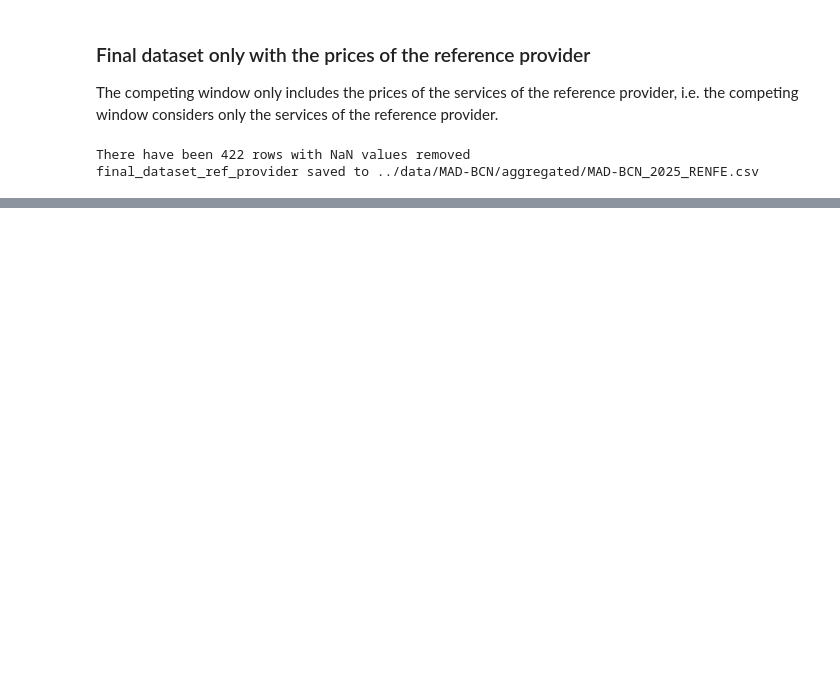
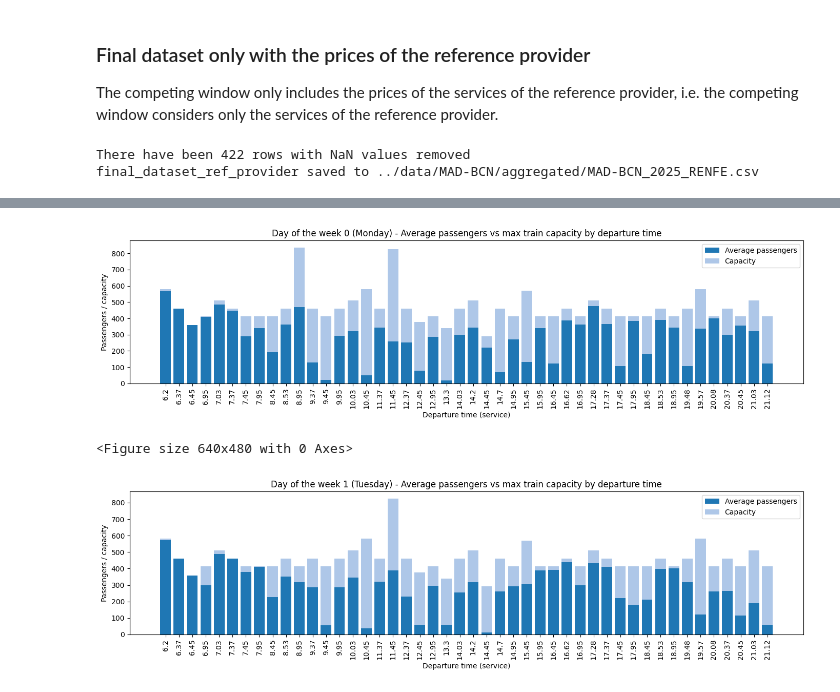
Before and after one commit to JoseAngelMartinB/DCL-train-market, a Jupyter notebook: DataGenerationROBIN/notebooks/4-AggregateData.ipynb, the cells around one changed output, grey strips where cells are left out. Cells and saved outputs as stored; diff of their text form; code cells hidden in the pictures; blank space fills up the shorter version.

```diff
--- a/DataGenerationROBIN/notebooks/4-AggregateData.ipynb
+++ b/DataGenerationROBIN/notebooks/4-AggregateData.ipynb
@@ -17,7 +17,7 @@ path_final_data = '../data/MAD-BCN/aggregated/MAD-BCN_2025.csv'
 ref_provider = ['AVE', 'AVLO']
 path_final_data_ref_provider = '../data/MAD-BCN/aggregated/MAD-BCN_2025_RENFE.csv'
 
-figures_path = '../reports/figures/MAD-BCN'
+figures_path = '../figures/MAD-BCN'
 
 os.makedirs(figures_path, exist_ok=True)
 # %%
@@ -114,6 +114,24 @@ kernel_output_grouped = kernel_output.groupby('service_id').size()
 agg_dataset['passengers'] = agg_dataset['service_id'].map(kernel_output_grouped).fillna(0)
 agg_dataset['passengers'] = agg_dataset['passengers'].astype(int)
 
+
+for service_id in agg_dataset['service_id']:
+    day_str = service_id.split('_')[1].split('-')[0] + '-' + service_id.split('_')[1].split('-')[1] + '-' + service_id.split('_')[1].split('-')[2]
+    services_of_the_day = agg_dataset[agg_dataset['service_id'].str.contains(day_str)]
+
+    # Obtain a 1h capacity window (i.e. the maximum number of passengers that travel in a 1h window)
+    departure_time = agg_dataset.loc[agg_dataset['service_id'] == service_id, 'departure_time'].values[0]
+    capacity_window_p1 = services_of_the_day[(services_of_the_day['departure_time'] > departure_time) & (services_of_the_day['departure_time'] < departure_time + 0.5)]['capacity'].sum()
+    capacity_window_m1 = services_of_the_day[(services_of_the_day['departure_time'] < departure_time) & (services_of_the_day['departure_time'] > departure_time - 0.5)]['capacity'].sum()
+    capacity_window = capacity_window_p1 + capacity_window_m1 + agg_dataset.loc[agg_dataset['service_id'] == service_id, 'capacity'].values[0]
+    agg_dataset.loc[agg_dataset['service_id'] == service_id, 'capacity_window_1h'] = capacity_window
+
+    # Price gap_min: the price difference between the current service and the cheapest service of the day
+    #price_current = agg_dataset.loc[agg_dataset['service_id'] == service_id, 'price'].values[0]
+    #price_min = services_of_the_day['price'].min()
+    #price_gap_min = price_current - price_min
+    #agg_dataset.loc[agg_dataset['service_id'] == service_id, 'price_gap_min'] = price_gap_min
+
 print(f"Number of travelers in the agg_dataset: {agg_dataset['passengers'].sum()} / {n_rows}")
 print(f"Number of services with passengers in the agg_dataset: {kernel_output['service_id'].nunique()} / {agg_dataset['service_id'].nunique()}")
 
@@ -322,0 +343,60 @@ final_dataset_ref_provider
+# %%
+# Which services are the most popular by day of the week and departure time?
+import matplotlib.pyplot as plt
+
+# Average passengers and max capacity by day of week and departure time
+stats_day_hour = (
+    final_dataset
+    .groupby(['day_of_week', 'departure_time'])
+    .agg(
+        mean_passengers=('passengers', 'mean'),
+        max_capacity=('capacity', 'max'),
+    )
+    .reset_index()
+)
+
+day_names = ["Monday", "Tuesday", "Wednesday", "Thursday", "Friday", "Saturday", "Sunday"]
+
+# One stacked bar chart for each day (0-6)
+for day in range(7):
+    day_data = (
+        stats_day_hour[stats_day_hour['day_of_week'] == day]
+        .sort_values('departure_time')
+    )
+
+    if day_data.empty:
+        continue
+
+    x = day_data['departure_time'].astype(str)
+    passengers = day_data['mean_passengers']
+    max_capacity = day_data['max_capacity']
+
+    # Stacked part to reach max capacity: occupied + free capacity
+    free_capacity = (max_capacity - passengers).clip(lower=0)
+    overload = (passengers - max_capacity).clip(lower=0)
+
+    plt.figure(figsize=(14, 4))
+    plt.bar(x, passengers, label='Average passengers', color='#1f77b4')
+    plt.bar(x, free_capacity, bottom=passengers, label='Capacity', color='#aec7e8')
+
+    # In case any mean value exceeds max capacity (should be rare), highlight it
+    if (overload > 0).any():
+        plt.bar(x, overload, bottom=max_capacity, label='Over max capacity', color='#d62728')
+
+    plt.title(
+        f'Day of the week {day} ({day_names[day]}) - Average passengers vs max train capacity by departure time'
+    )
+    plt.xlabel('Departure time (service)')
+    plt.ylabel('Passengers / capacity')
+    plt.xticks(rotation=90)
+    plt.legend()
+    plt.tight_layout()
+    plt.show()
+
+    # Save the figure
+    figure_filename = os.path.join(figures_path, f'avg_passengers_vs_capacity_day_{day}.png')
+    plt.savefig(figure_filename)
+# %% [output]
+[figure, added]
+<Figure size 640x480 with 0 Axes>
+[figure, added]
```
Also changed, not shown: parts of 11 cells of this notebook, 26 other files.
